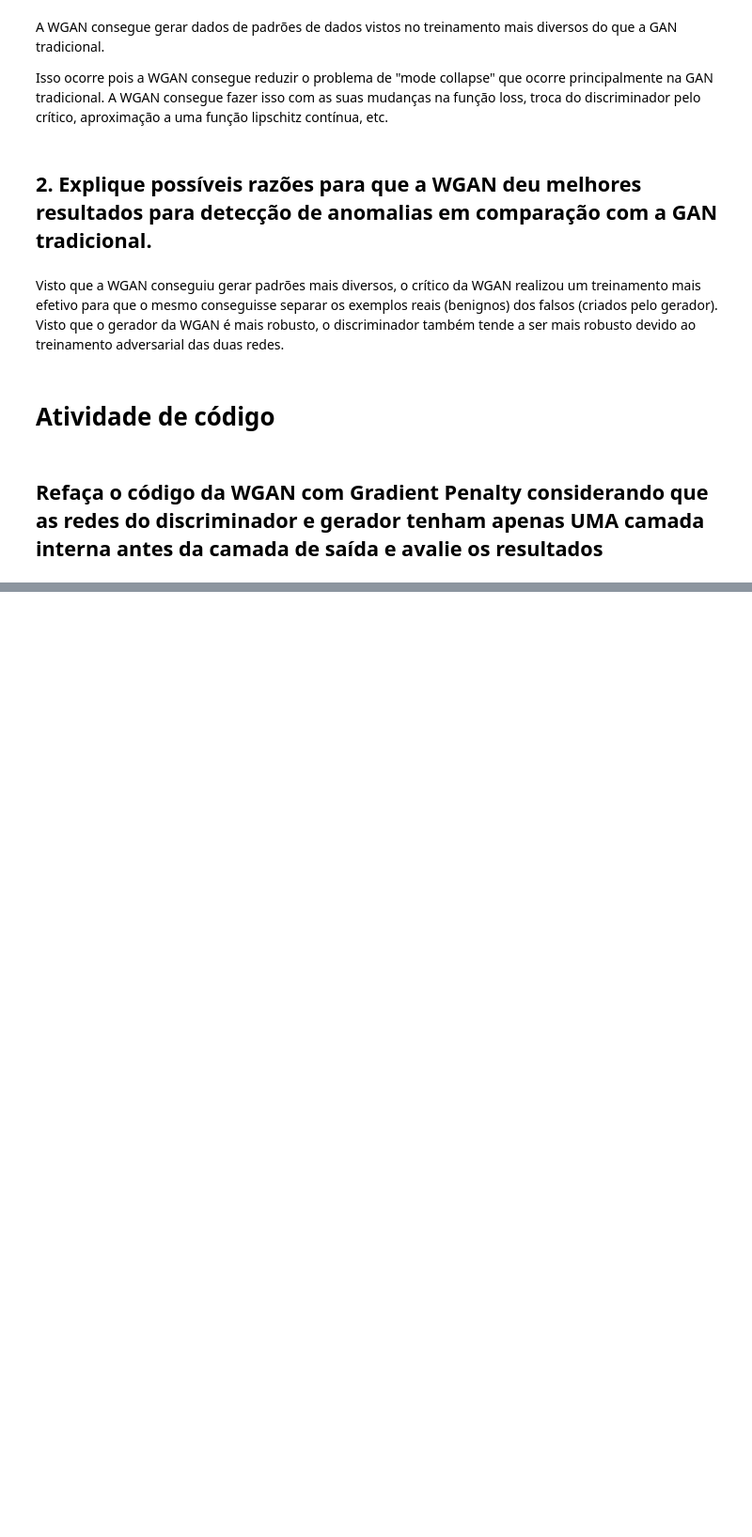
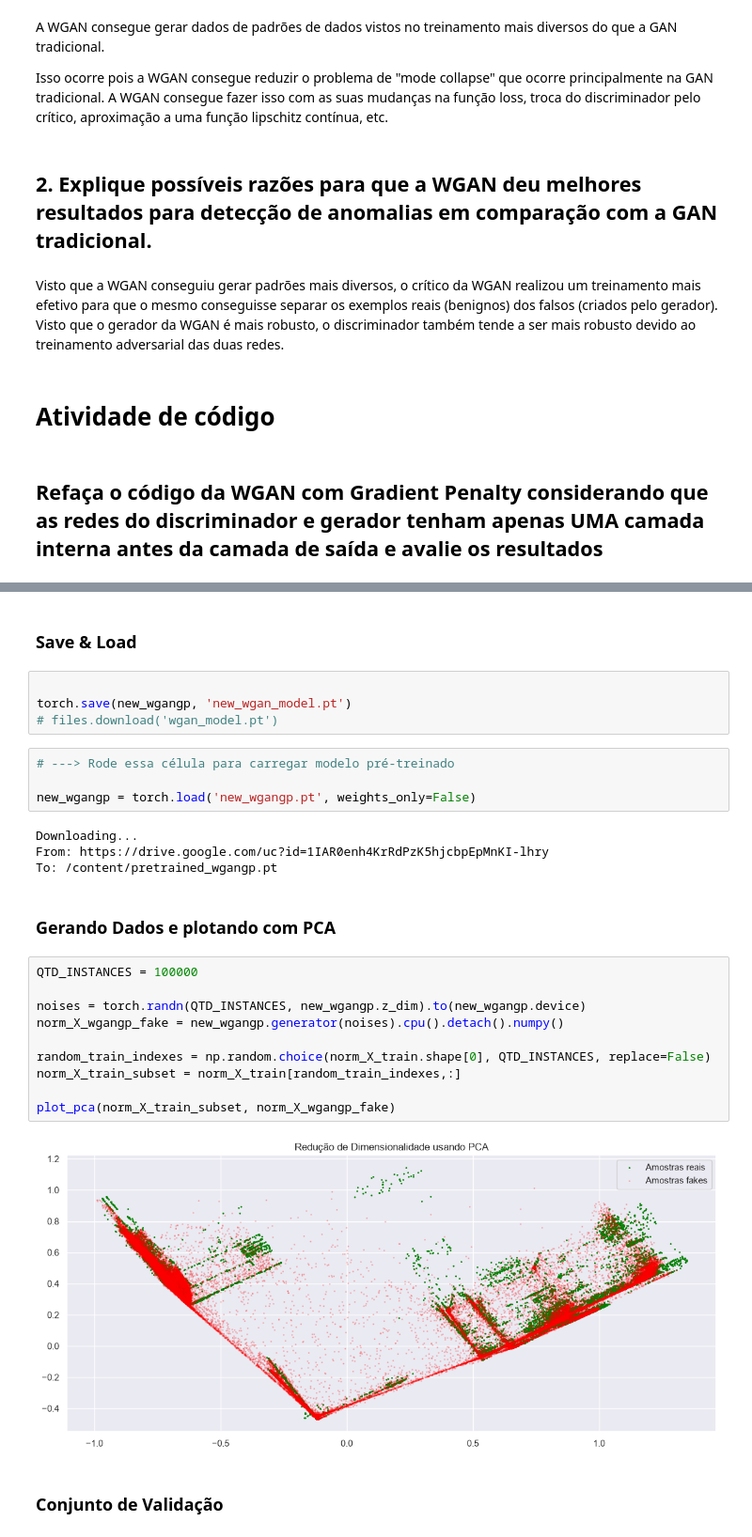
Before and after one commit to marquesgbr/intrusion_detection_studies, a Jupyter notebook: AP5 - GANs.ipynb, the cells around one changed output, grey strips where cells are left out. Shown at 94% size. Drawn from its saved outputs; the diff is of its cells as text; blank space fills up the shorter version.

```diff
--- a/AP5 - GANs.ipynb
+++ b/AP5 - GANs.ipynb
@@ -965,0 +1036,30 @@ new_wgangp.fit(X=torch.tensor(norm_X_train, dtype=torch.float), batch_size=BATCH
+# %% [markdown]
+### Save & Load
+# %%
+
+torch.save(new_wgangp, 'new_wgan_model.pt')
+# files.download('wgan_model.pt')
+# %%
+# ---> Rode essa célula para carregar modelo pré-treinado
+
+new_wgangp = torch.load('new_wgangp.pt', weights_only=False)
+# %% [output]
+Downloading...
+From: https://drive.google.com/uc?id=1IAR0enh4KrRdPzK5hjcbpEpMnKI-lhry
+To: /content/pretrained_wgangp.pt
+# %% [markdown]
+### Gerando Dados e plotando com PCA
+# %%
+QTD_INSTANCES = 100000
+
+noises = torch.randn(QTD_INSTANCES, new_wgangp.z_dim).to(new_wgangp.device)
+norm_X_wgangp_fake = new_wgangp.generator(noises).cpu().detach().numpy()
+
+random_train_indexes = np.random.choice(norm_X_train.shape[0], QTD_INSTANCES, replace=False)
+norm_X_train_subset = norm_X_train[random_train_indexes,:]
+
+plot_pca(norm_X_train_subset, norm_X_wgangp_fake)
+# %% [output]
+[figure, added]
+# %% [markdown]
+### Conjunto de Validação
```
Also changed, not shown: parts of 34 cells of this notebook, 5 other files.
